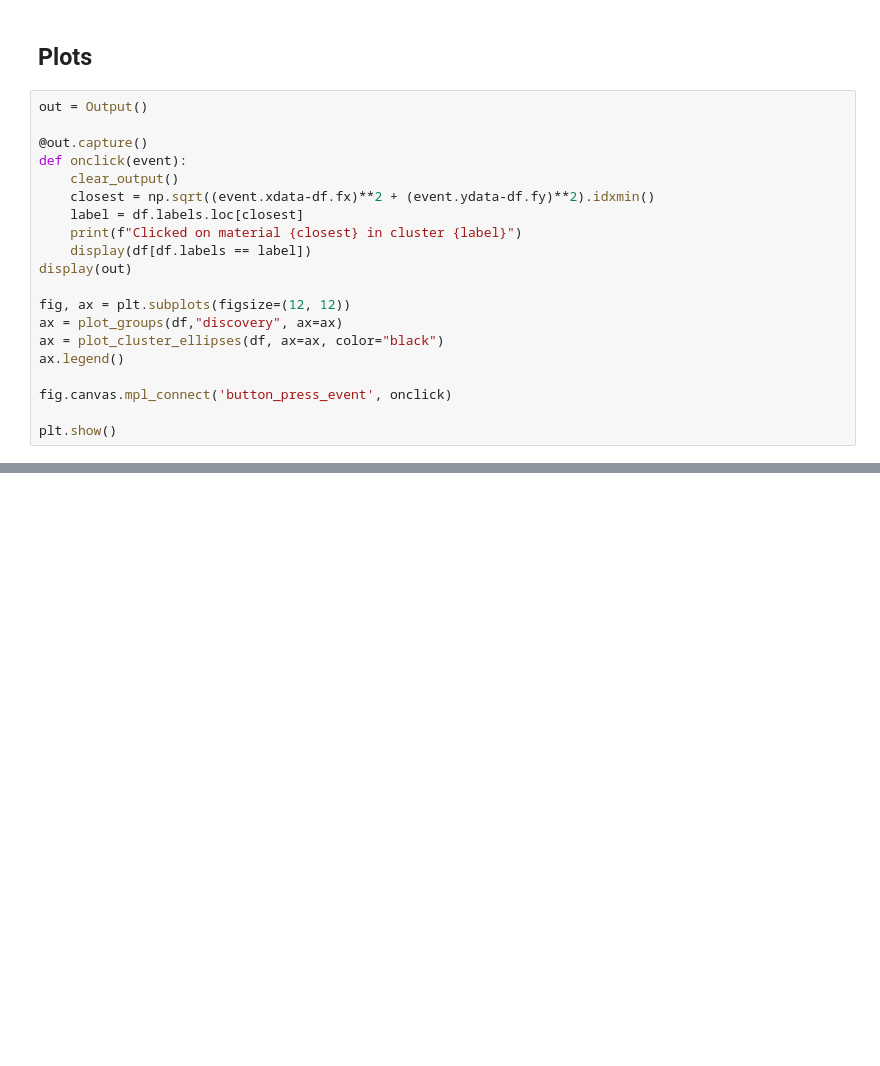
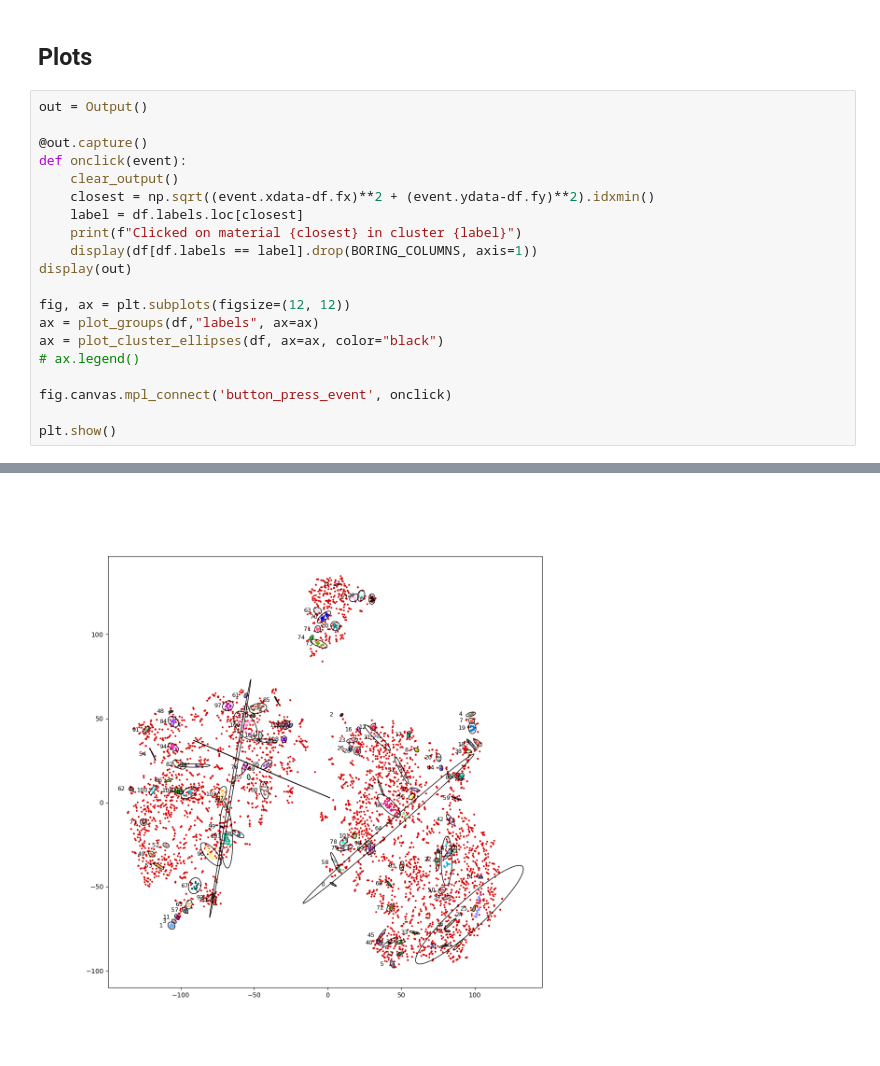
Before and after one commit to ThomasWarford/band-fingerprint, a Jupyter notebook: analysis/click_on_material.ipynb, the cells around one changed output, grey strips where cells are left out. Drawn from its saved outputs; the diff is of its cells as text; blank space fills up the shorter version.

```diff
--- a/analysis/click_on_material.ipynb
+++ b/analysis/click_on_material.ipynb
@@ -70,14 +72,15 @@ def onclick(event):
     closest = np.sqrt((event.xdata-df.fx)**2 + (event.ydata-df.fy)**2).idxmin()
     label = df.labels.loc[closest]
     print(f"Clicked on material {closest} in cluster {label}")
-    display(df[df.labels == label])
+    display(df[df.labels == label].drop(BORING_COLUMNS, axis=1))
 display(out)
 
 fig, ax = plt.subplots(figsize=(12, 12))
-ax = plot_groups(df,"discovery", ax=ax)
+ax = plot_groups(df,"labels", ax=ax)
 ax = plot_cluster_ellipses(df, ax=ax, color="black")
-ax.legend()
+# ax.legend()
 
 fig.canvas.mpl_connect('button_press_event', onclick)
 
 plt.show()
+# %% [output]
@@ -83,0 +88 @@ plt.show()
+[figure, added]
```
Also changed, not shown: parts of 4 cells of this notebook.
